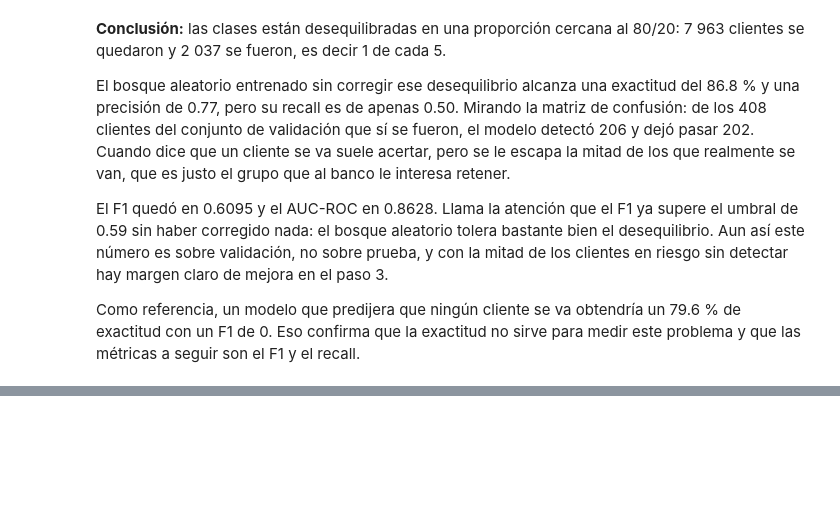
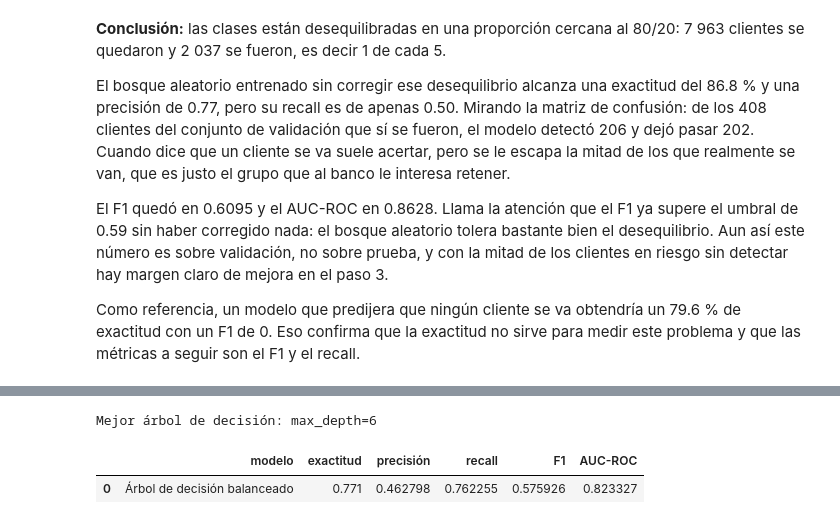
Before and after one commit to carloscarranza2486/tripleten-data-science, a Jupyter notebook: sprint-11-supervised-learning/beta_bank_project.ipynb, the cells around one changed output, grey strips where cells are left out. Saved outputs shown, nothing was run; the diff lists cells and outputs as text; code cells hidden in the pictures; blank space fills up the shorter version.

```diff
--- a/sprint-11-supervised-learning/beta_bank_project.ipynb
+++ b/sprint-11-supervised-learning/beta_bank_project.ipynb
@@ -310,0 +484,20 @@ Como referencia, un modelo que predijera que ningún cliente se va obtendría un
+# %%
+# buscamos la mejor profundidad para el árbol, con el mismo criterio que usamos con los bosques
+mejor_arbol, mejor_f1_arbol, mejor_profundidad_arbol = None, 0, None
+
+for profundidad in range(1, 21):
+    arbol = DecisionTreeClassifier(max_depth=profundidad, class_weight='balanced', random_state=12345)
+    arbol.fit(features_train, target_train)
+    f1_arbol = f1_score(target_valid, arbol.predict(features_valid))
+
+    if f1_arbol > mejor_f1_arbol:
+        mejor_f1_arbol = f1_arbol
+        mejor_arbol = arbol
+        mejor_profundidad_arbol = profundidad
+
+print(f'Mejor árbol de decisión: max_depth={mejor_profundidad_arbol}')
+pd.DataFrame([evaluar_modelo('Árbol de decisión balanceado', mejor_arbol, features_valid, target_valid)])
+# %% [output]
+Mejor árbol de decisión: max_depth=6
+|  | modelo | exactitud | precisión | recall | F1 | AUC-ROC |
+| 0 | Árbol de decisión balanceado | 0.771 | 0.462798 | 0.762255 | 0.575926 | 0.823327 |
```
Also changed, not shown: parts of 13 cells of this notebook.
